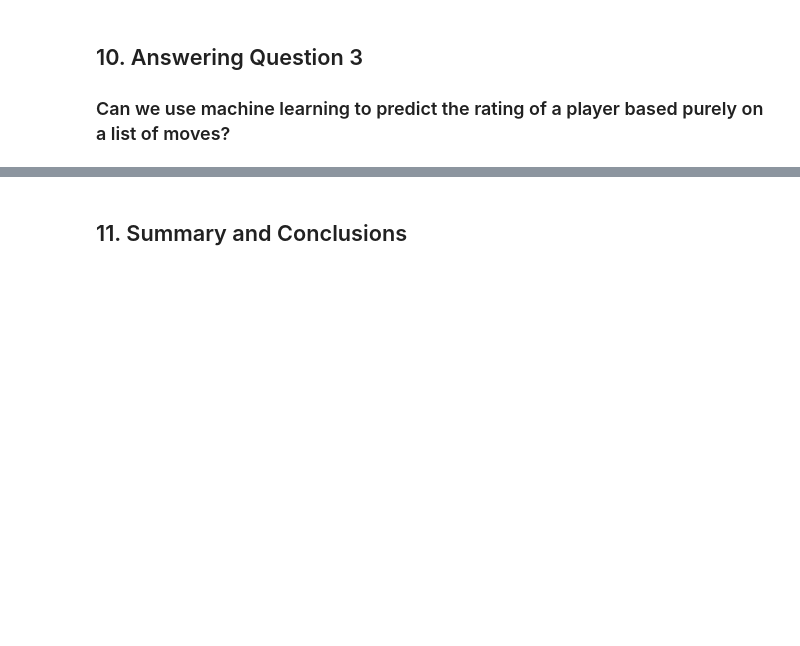
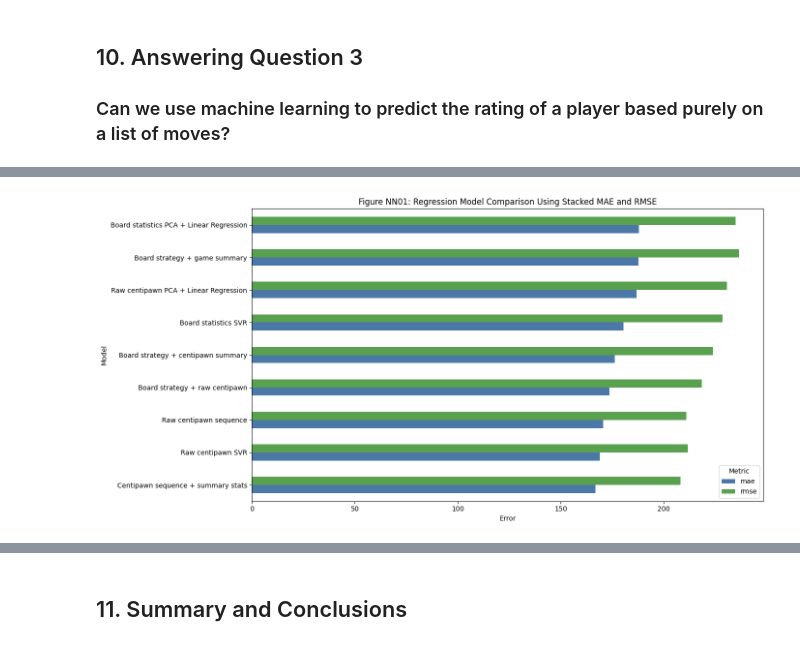
Before and after one commit to T-hawk/chess-ds-final, a Jupyter notebook: final-submission.ipynb, the cells around one changed output, grey strips where cells are left out. Drawn from its saved outputs; the diff is of its cells as text; code cells hidden in the pictures; blank space fills up the shorter version.

```diff
--- a/final-submission.ipynb
+++ b/final-submission.ipynb
@@ -1393,0 +1900,13 @@ Overall, there are only a couple of interesting predictors and correlations in t
+# %%
+combined_board_analysis_results = pd.concat(
+    [
+        white_cp_df,
+        black_cp_df,
+        neural_net_with_centipawn[neural_net_with_centipawn["total_turns"] >= 40]
+    ],
+    axis=1
+)
+
+combined_board_analysis_results["game_elo"] = combined_board_analysis_results[["white_elo", "black_elo"]].mean(axis=1)
+combined_board_analysis_results = combined_board_analysis_results.drop(columns=["centipawn", "black_centipawn", "white_centipawn", "idx", "index","total_turns", "white_turns", "black_turns"])
+combined_board_analysis_results
@@ -1393,0 +2258,83 @@ Overall, there are only a couple of interesting predictors and correlations in t
+# %%
+model_comparison_df = pd.DataFrame(
+    {
+        "model": [
+            "Board strategy + game summary",
+            "Board statistics SVR",
+            "Board statistics PCA + Linear Regression",
+            "Raw centipawn sequence",
+            "Raw centipawn SVR",
+            "Raw centipawn PCA + Linear Regression",
+            "Centipawn sequence + summary stats",
+            "Board strategy + raw centipawn",
+            "Board strategy + centipawn summary",
+        ],
+        "mae": [
+            game_mae,
+            board_svr_mae,
+            board_pca_lr_mae,
+            cp_game_mae,
+            centipawn_svr_mae,
+            centipawn_pca_lr_mae,
+            summary_game_mae,
+            combined_game_mae,
+            strategy_summary_mae,
+        ],
+        "rmse": [
+            game_rmse,
+            board_svr_rmse,
+            board_pca_lr_rmse,
+            cp_game_rmse,
+            centipawn_svr_rmse,
+            centipawn_pca_lr_rmse,
+            summary_game_rmse,
+            combined_game_rmse,
+            strategy_summary_rmse,
+        ],
+        "baseline_mae": [
+            board_baseline_mae,
+            board_baseline_mae,
+            board_baseline_mae,
+            cp_baseline_mae,
+            cp_baseline_mae,
+            cp_baseline_mae,
+            summary_baseline_mae,
+            combined_baseline_mae,
+            strategy_summary_baseline_mae,
+        ],
+        "baseline_rmse": [
+            board_baseline_rmse,
+            board_baseline_rmse,
+            board_baseline_rmse,
+            cp_baseline_rmse,
+            cp_baseline_rmse,
+            cp_baseline_rmse,
+            summary_baseline_rmse,
+            combined_baseline_rmse,
+            strategy_summary_baseline_rmse,
+        ],
+    }
+)
+
+model_comparison_df["mae_improvement_vs_baseline"] = model_comparison_df["baseline_mae"] - model_comparison_df["mae"]
+model_comparison_df["rmse_improvement_vs_baseline"] = model_comparison_df["baseline_rmse"] - model_comparison_df["rmse"]
+
+model_comparison_df = model_comparison_df.sort_values("mae").reset_index(drop=True)
+display(model_comparison_df)
+
+plot_df = model_comparison_df.set_index("model")[["mae", "rmse"]]
+
+ax = plot_df.plot(
+    kind="barh",
+    stacked=False,
+    figsize=(14, 7),
+    color=["#4C78A8", "#59A14F"]
+)
+
+ax.set_title("Figure NN01: Regression Model Comparison Using Stacked MAE and RMSE")
+ax.set_xlabel("Error")
+ax.set_ylabel("Model")
+ax.legend(title="Metric")
+plt.tight_layout()
+plt.show()
+# %% [output]
@@ -1393,0 +2351 @@ Overall, there are only a couple of interesting predictors and correlations in t
+[figure, added]
```
Also changed, not shown: parts of 24 cells of this notebook.
